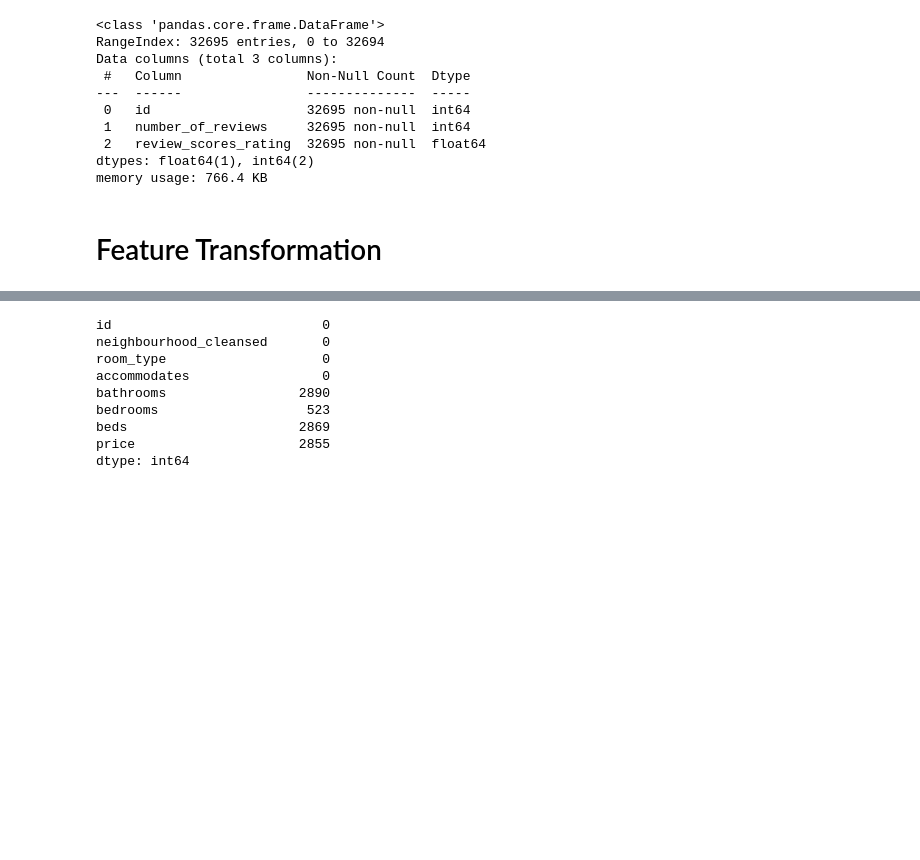
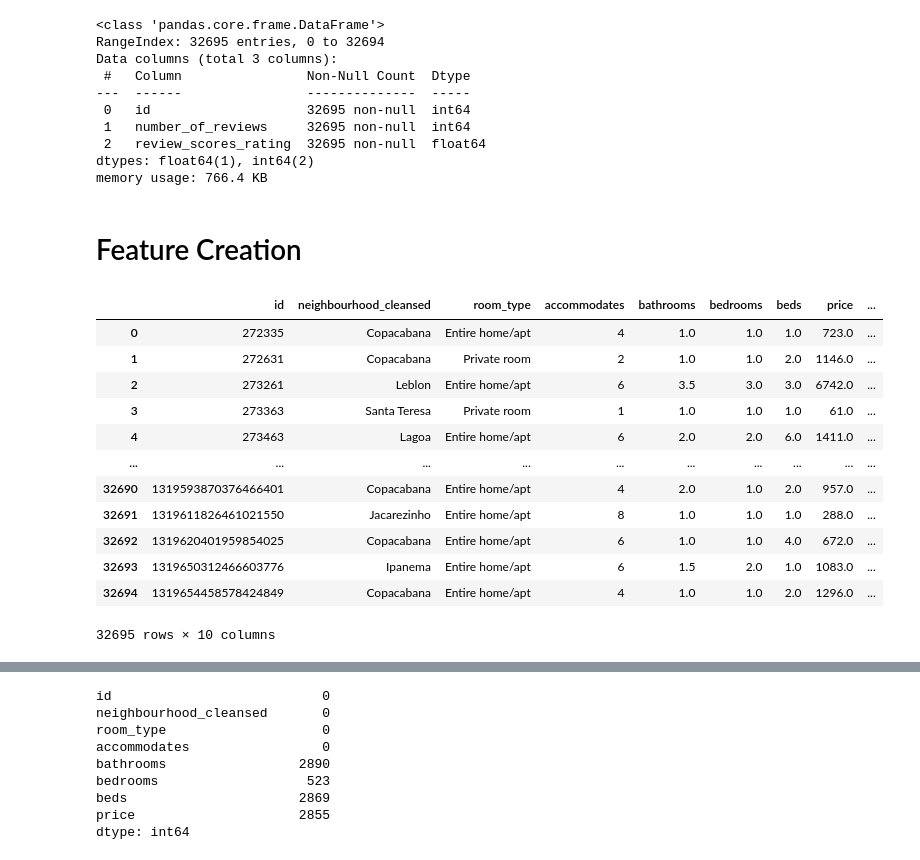
Before and after one commit to ederray/projetos_dnc, a Jupyter notebook: desafio5_data_wrangling/notebooks/eda.ipynb, the cells around one changed output, grey strips where cells are left out. Cells and saved outputs as stored; diff of their text form; code cells hidden in the pictures; blank space fills up the shorter version.

```diff
--- a/desafio5_data_wrangling/notebooks/eda.ipynb
+++ b/desafio5_data_wrangling/notebooks/eda.ipynb
@@ -233,5 +233,23 @@ Data columns (total 3 columns):
  2   review_scores_rating  32695 non-null  float64
 dtypes: float64(1), int64(2)
 memory usage: 766.4 KB
-# %% [markdown]
-# Feature Transformation
+# %% [markdown]
+# Feature Creation
+# %%
+# verificação dos ids de tabela
+tbl_anuncios = pd.merge(listings, reviews, on='id')
+tbl_anuncios
+# %% [output]
+|  | id | neighbourhood_cleansed | room_type | accommodates | bathrooms | bedrooms | beds | price | ... |
+| 0 | 272335 | Copacabana | Entire home/apt | 4 | 1.0 | 1.0 | 1.0 | 723.0 | ... |
+| 1 | 272631 | Copacabana | Private room | 2 | 1.0 | 1.0 | 2.0 | 1146.0 | ... |
+| 2 | 273261 | Leblon | Entire home/apt | 6 | 3.5 | 3.0 | 3.0 | 6742.0 | ... |
+| 3 | 273363 | Santa Teresa | Private room | 1 | 1.0 | 1.0 | 1.0 | 61.0 | ... |
+| 4 | 273463 | Lagoa | Entire home/apt | 6 | 2.0 | 2.0 | 6.0 | 1411.0 | ... |
+| ... | ... | ... | ... | ... | ... | ... | ... | ... | ... |
+| 32690 | 1319593870376466401 | Copacabana | Entire home/apt | 4 | 2.0 | 1.0 | 2.0 | 957.0 | ... |
+| 32691 | 1319611826461021550 | Jacarezinho | Entire home/apt | 8 | 1.0 | 1.0 | 1.0 | 288.0 | ... |
+| 32692 | 1319620401959854025 | Copacabana | Entire home/apt | 6 | 1.0 | 1.0 | 4.0 | 672.0 | ... |
+| 32693 | 1319650312466603776 | Ipanema | Entire home/apt | 6 | 1.5 | 2.0 | 1.0 | 1083.0 | ... |
+| 32694 | 1319654458578424849 | Copacabana | Entire home/apt | 4 | 1.0 | 1.0 | 2.0 | 1296.0 | ... |
+32695 rows × 10 columns
```
Also changed, not shown: parts of 33 cells of this notebook, 2 other files.
